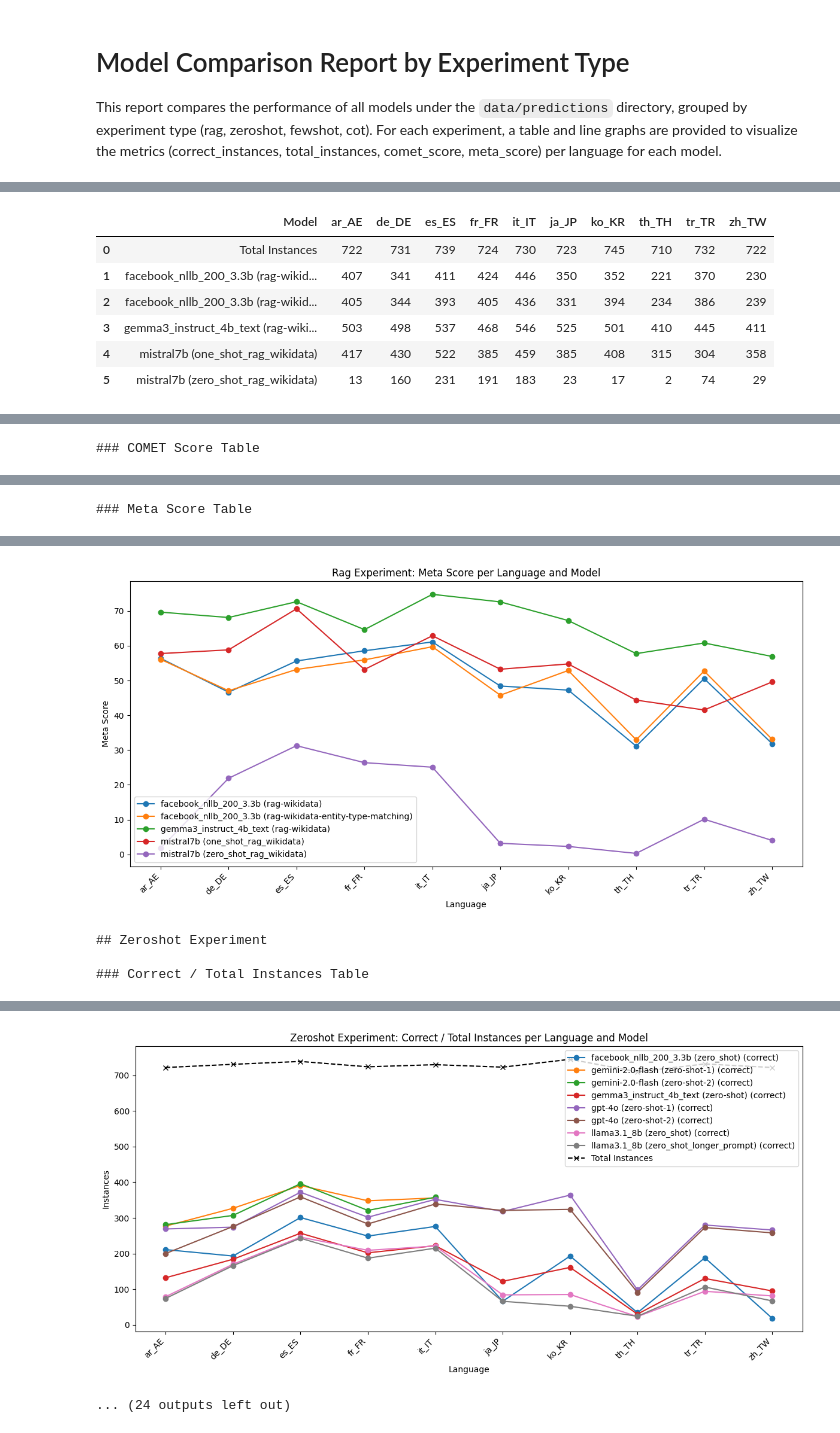
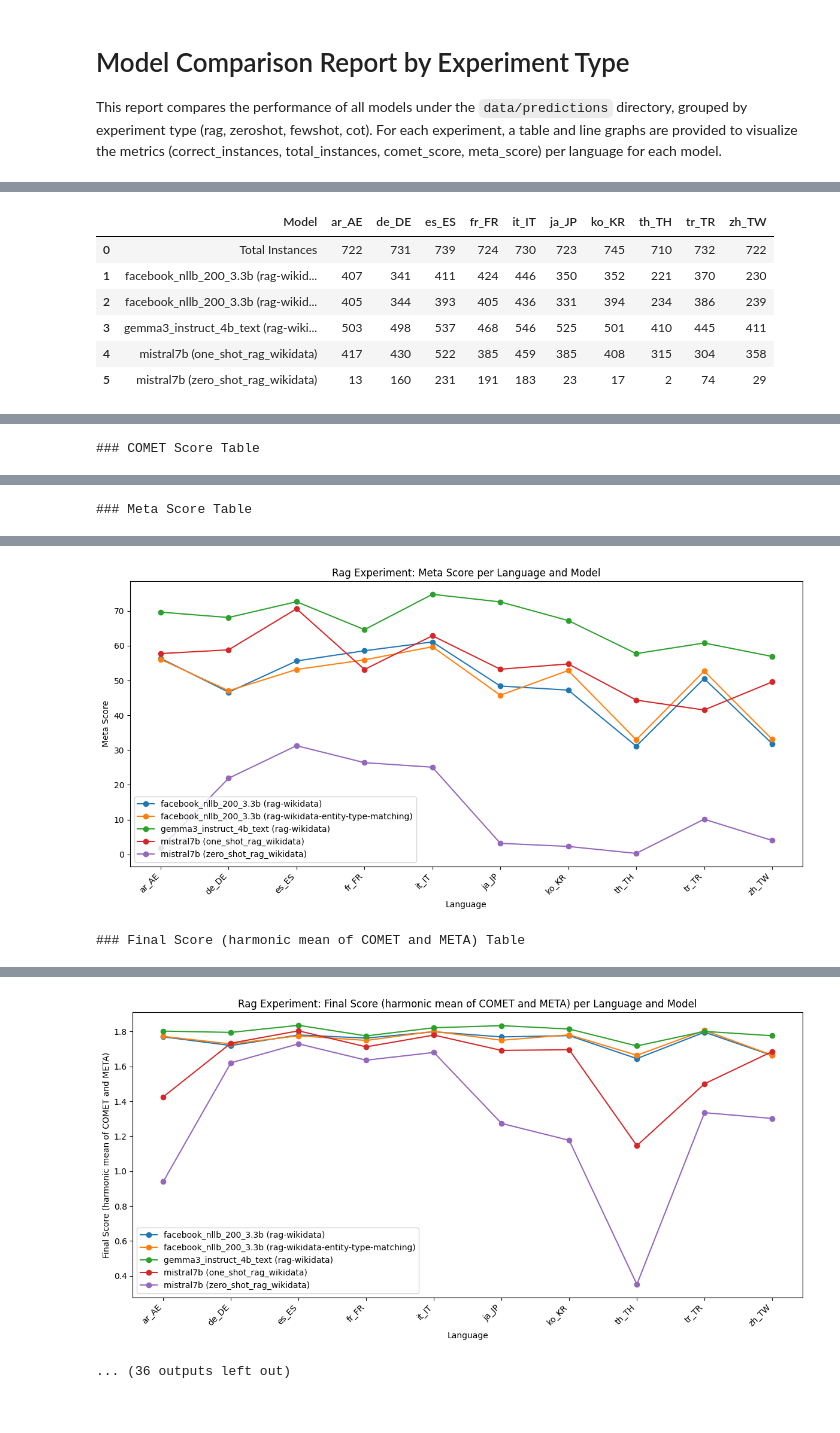
Before and after one commit to abhitoshj/da2250-dl-semeval2025-ea-mt, a Jupyter notebook: report.ipynb, the cells around one changed output, grey strips where cells are left out. Saved outputs shown, nothing was run; the diff lists cells and outputs as text; code cells hidden in the pictures.

Commit message:
Final Score Computation

```diff
--- a/report.ipynb
+++ b/report.ipynb
@@ -136,7 +136,30 @@ for exp_group in results:
     plt.savefig(os.path.join('images', filename), bbox_inches='tight')
     plt.show()
     # --- Other metrics as before, but with line+marker plots and NA for missing ---
-    for metric_key, metric_label in [("comet_score", "COMET Score"), ("meta_score", "Meta Score")]:
+    metric_keys_labels = [
+        ("comet_score", "COMET Score"),
+        ("meta_score", "Meta Score"),
+        ("final_score", "Final Score (harmonic mean of COMET and META)")
+    ]
+    # Compute Final Score for each (model, exp, lang)
+    for model, exp_name in all_model_exp:
+        for lang in all_langs:
+            comet = exp_data[model][exp_name].get(lang, {}).get("comet_score", None)
+            meta = exp_data[model][exp_name].get(lang, {}).get("meta_score", None)
+            if comet is not None and meta is not None and comet != "NA" and meta != "NA":
+                try:
+                    comet_f = float(comet)
+                    meta_f = float(meta)
+                    if comet_f + meta_f != 0:
+                        final_score = 2 * (comet_f * meta_f) / (comet_f + meta_f)
+                    else:
+                        final_score = "NA"
+                except Exception:
+                    final_score = "NA"
+            else:
+                final_score = "NA"
+            exp_data[model][exp_name].setdefault(lang, {})["final_score"] = final_score
+    for metric_key, metric_label in metric_keys_labels:
         table_rows = []
         for model, exp_name in all_model_exp:
             row = {"Model": f"{model} ({exp_name})"}
@@ -153,9 +176,9 @@ for exp_group in results:
             values = []
             for lang in all_langs:
                 val = exp_data[model][exp_name].get(lang, {}).get(metric_key, None)
-                if val is not None:
+                if val is not None and val != "NA":
                     langs.append(lang)
-                    values.append(val)
+                    values.append(float(val))
             plt.plot(langs, values, marker='o', label=f"{model} ({exp_name})")
         chart_title = f"{display_name} Experiment: {metric_label} per Language and Model"
         plt.title(chart_title)
@@ -196,7 +219,5 @@ for exp_group in results:
 | 3 | mistral7b (one_shot_rag_wikidata) | 57.756233 | 58.823529 | 70.635995 | 53.176796 | 62.876712 | 53.250346 | 54.765101 | 44.366197 | 41.530055 | 49.584488 |
 | 4 | mistral7b (zero_shot_rag_wikidata) | 1.800554 | 21.887825 | 31.258457 | 26.381215 | 25.068493 | 3.181189 | 2.281879 | 0.281690 | 10.109290 | 4.016620 |
 [figure]
-## Zeroshot Experiment
-
-### Correct / Total Instances Table
+### Final Score (harmonic mean of COMET and META) Table
 |  | Model | ar_AE | de_DE | es_ES | fr_FR | it_IT | ja_JP | ko_KR | th_TH | tr_TR | zh_TW |
@@ -212,2 +229,2 @@ for exp_group in results:
-[figure, old version]
+[figure, new version]
-... (24 outputs left out)
+... (36 outputs left out)
```
Also changed, not shown: parts of 1 cell of this notebook, 4 other files.
